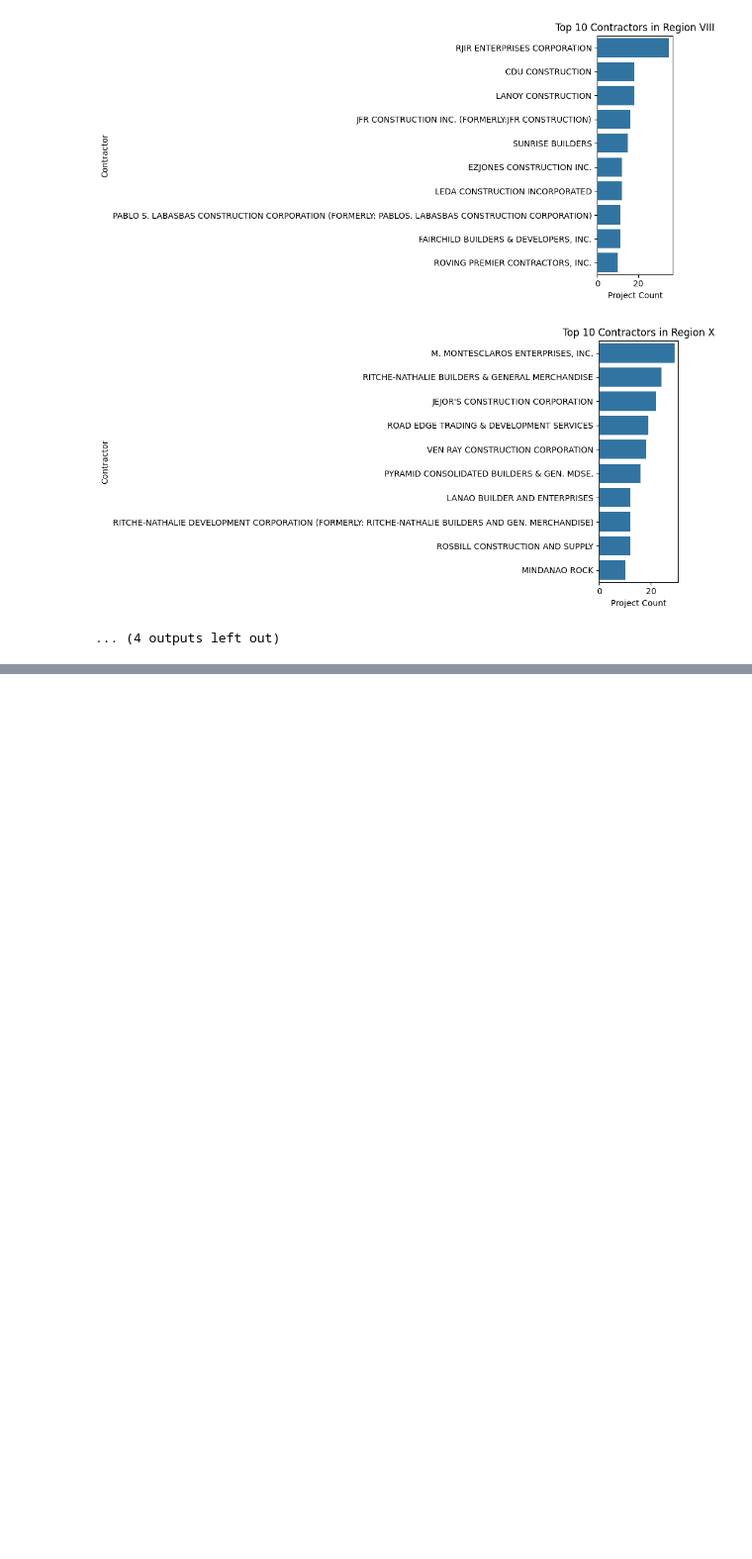
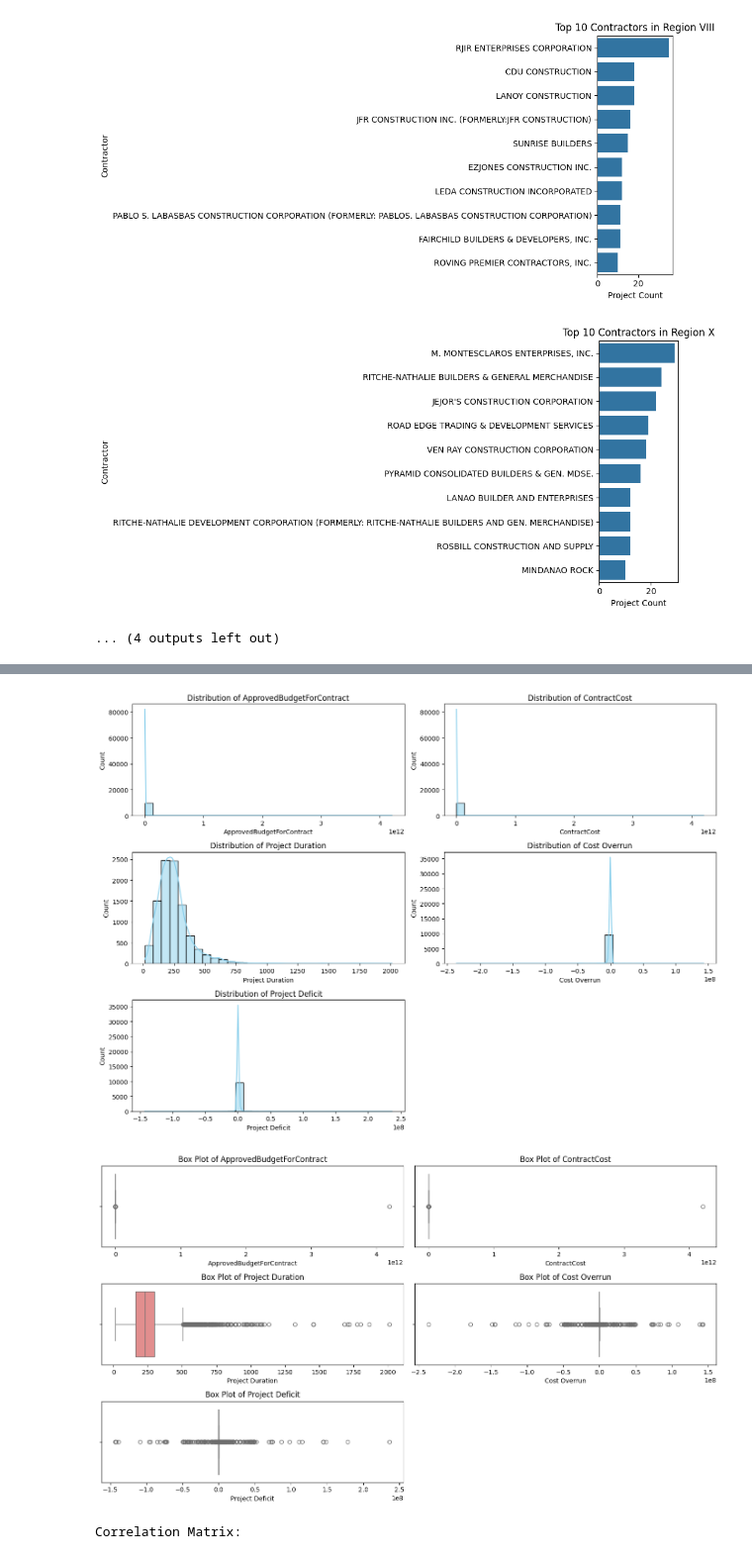
Before and after one commit to muhadma/DPWH-Flood-Control, a Jupyter notebook: main.ipynb, the cells around one changed output, grey strips where cells are left out. Shown at 99% size. Cells and saved outputs as stored; diff of their text form; code cells hidden in the pictures; blank space fills up the shorter version.

```diff
--- a/main.ipynb
+++ b/main.ipynb
@@ -244,0 +289,55 @@ for region in regions:
+# %%
+#Histogram
+
+numeric_cols = [
+    'ApprovedBudgetForContract',
+    'ContractCost',
+    'Project Duration',
+    'Cost Overrun',
+    'Project Deficit'
+]
+
+# HISTOGRAMS
+plt.figure(figsize=(14, 10))
+for i, col in enumerate(numeric_cols, 1):
+    plt.subplot(3, 2, i)
+    sns.histplot(data[col], bins=30, kde=True, color='skyblue')
+    plt.title(f"Distribution of {col}")
+plt.tight_layout()
+plt.show()
+
+# BOX PLOTS
+plt.figure(figsize=(14, 8))
+for i, col in enumerate(numeric_cols, 1):
+    plt.subplot(3, 2, i)
+    sns.boxplot(x=data[col], color='lightcoral')
+    plt.title(f"Box Plot of {col}")
+plt.tight_layout()
+plt.show()
+
+#Correlation Analysis
+
+corr_data = data[numeric_cols + ['FundingYear']].corr()
+
+# CORRELATION MATRIX
+print("Correlation Matrix:")
+display(corr_data)
+
+# HEATMAP
+plt.figure(figsize=(10, 6))
+sns.heatmap(
+    corr_data,
+    annot=True,
+    cmap='coolwarm',
+    fmt=".2f",
+    linewidths=0.5,
+    square=True,
+    cbar_kws={"shrink": 0.8}
+)
+plt.title("Correlation Heatmap of Project Metrics")
+plt.tight_layout()
+plt.show()
+# %% [output]
+[figure, added]
+[figure, added]
+Correlation Matrix:
```
Also changed, not shown: parts of 4 cells of this notebook.
